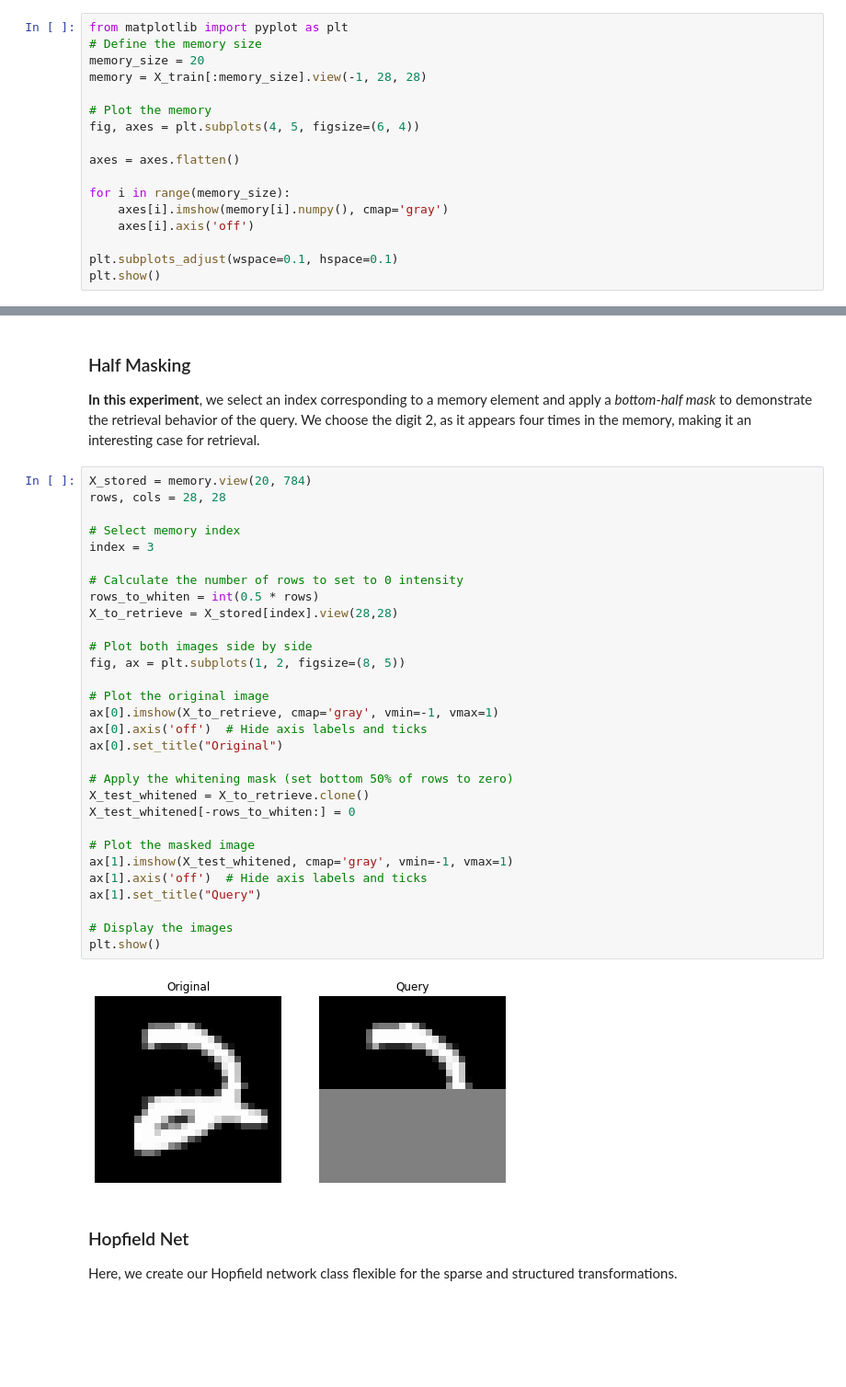
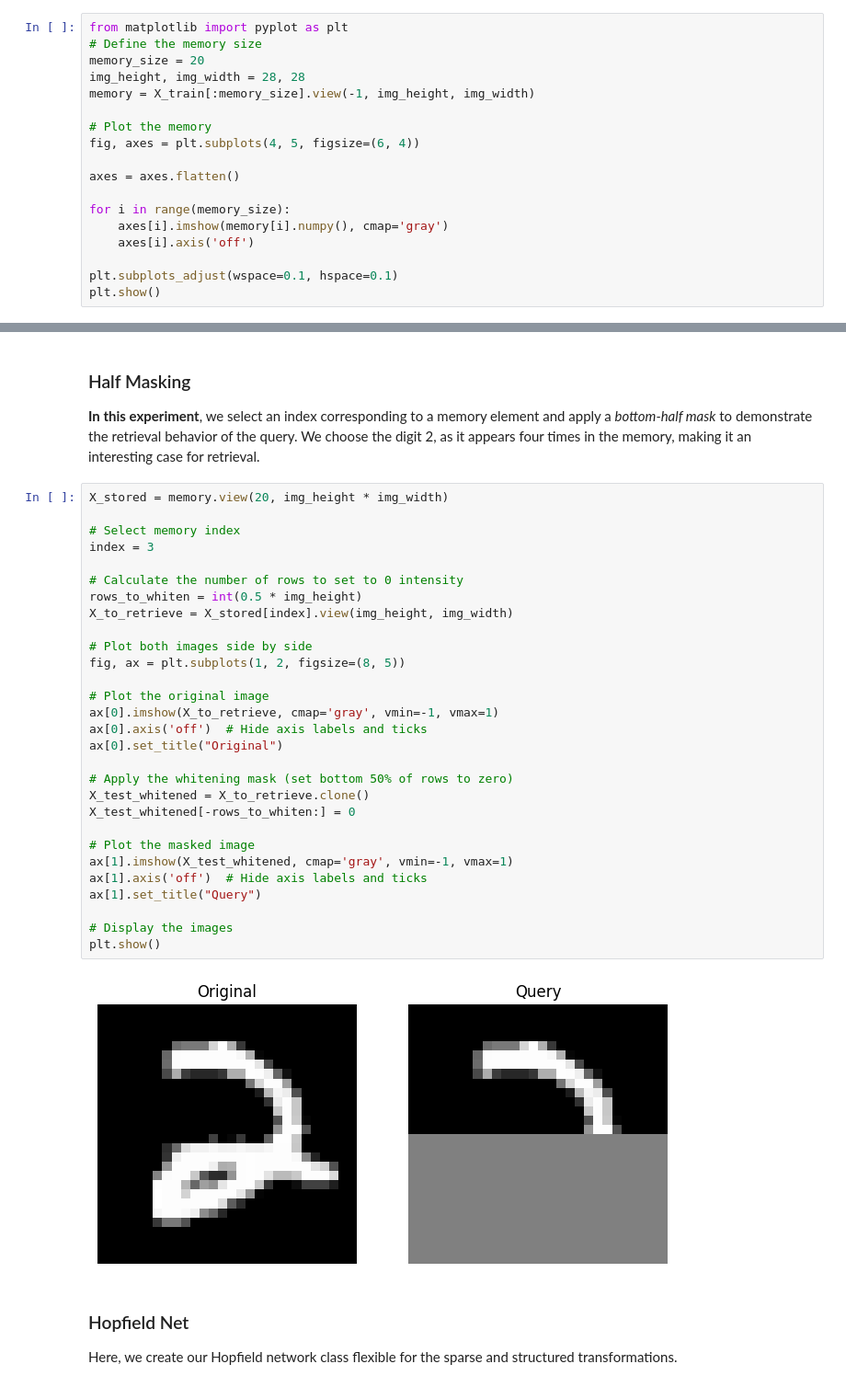
Before and after one commit to dynamic-sparsity/dynamic-sparsity.github.io, a Jupyter notebook: docs/assets/notebooks/hopfield.ipynb, the cells around one changed output, grey strips where cells are left out. Shown at 92% size. Saved outputs shown, nothing was run; the diff lists cells and outputs as text; blank space fills up the shorter version.

```diff
--- a/docs/assets/notebooks/hopfield.ipynb
+++ b/docs/assets/notebooks/hopfield.ipynb
@@ -94,7 +94,8 @@ Here, we create a memory of 20 MNIST images and plot them.
 from matplotlib import pyplot as plt
 # Define the memory size
 memory_size = 20
-memory = X_train[:memory_size].view(-1, 28, 28)
+img_height, img_width = 28, 28
+memory = X_train[:memory_size].view(-1, img_height, img_width)
 
 # Plot the memory
 fig, axes = plt.subplots(4, 5, figsize=(6, 4))
@@ -114,37 +115,36 @@ plt.show()
 
 **In this experiment**, we select an index corresponding to a memory element and apply a *bottom-half mask* to demonstrate the retrieval behavior of the query. We choose the digit 2, as it appears four times in the memory, making it an interesting case for retrieval.
 # %%
-X_stored = memory.view(20, 784)
-rows, cols = 28, 28
+X_stored = memory.view(20, img_height * img_width)
 
 # Select memory index
 index = 3
 
 # Calculate the number of rows to set to 0 intensity
-rows_to_whiten = int(0.5 * rows)
-X_to_retrieve = X_stored[index].view(28,28)
+rows_to_whiten = int(0.5 * img_height)
+X_to_retrieve = X_stored[index].view(img_height, img_width)
 
 # Plot both images side by side
 fig, ax = plt.subplots(1, 2, figsize=(8, 5))
 
 # Plot the original image
 ax[0].imshow(X_to_retrieve, cmap='gray', vmin=-1, vmax=1)
 ax[0].axis('off')  # Hide axis labels and ticks
 ax[0].set_title("Original")
 
 # Apply the whitening mask (set bottom 50% of rows to zero)
 X_test_whitened = X_to_retrieve.clone()
 X_test_whitened[-rows_to_whiten:] = 0
 
 # Plot the masked image
 ax[1].imshow(X_test_whitened, cmap='gray', vmin=-1, vmax=1)
 ax[1].axis('off')  # Hide axis labels and ticks
 ax[1].set_title("Query")
 
 # Display the images
 plt.show()
 # %% [output]
-[figure, old version]
+[figure, new version]
 # %% [markdown]
 ### Hopfield Net
 
```
Also changed, not shown: parts of 4 cells of this notebook.
